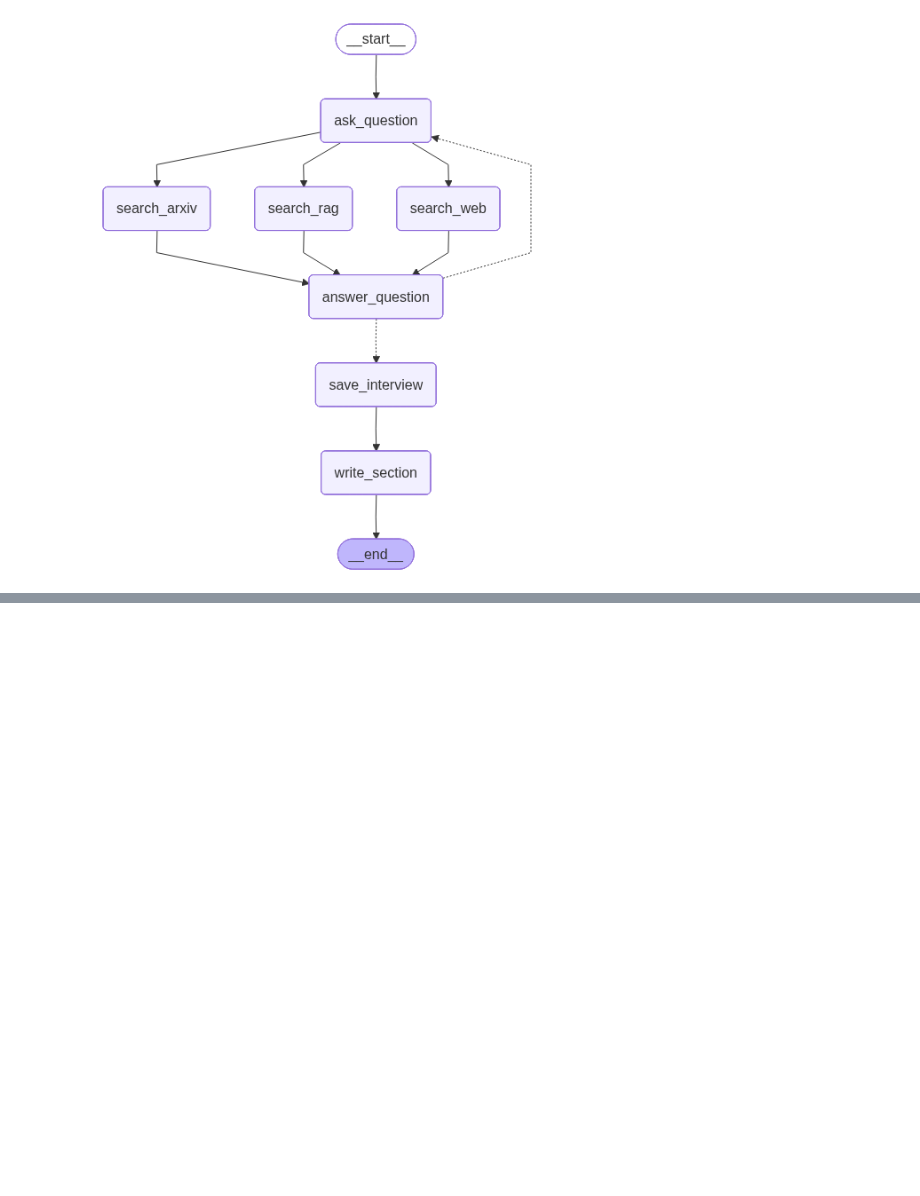
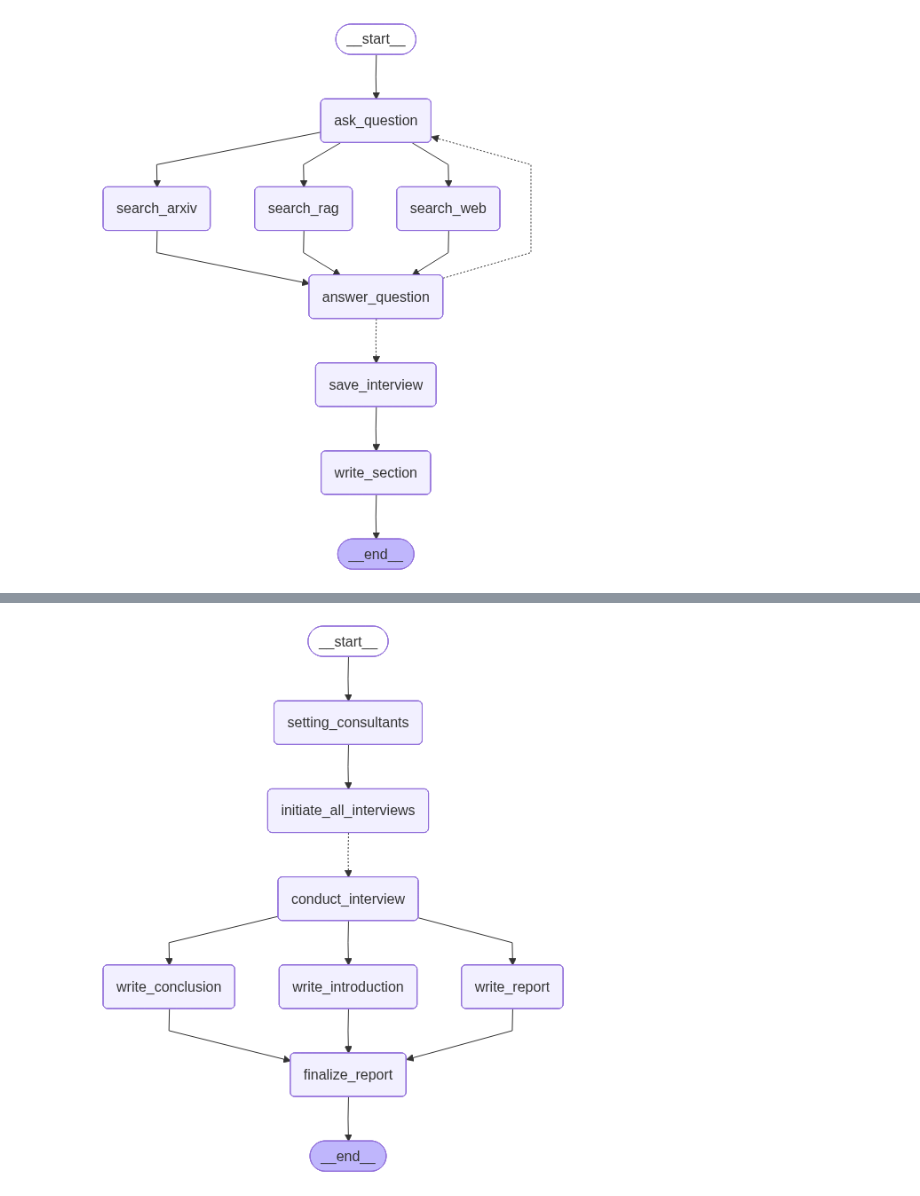
Before and after one commit to walker0625/kalantir-consulting-ai-agent, a Jupyter notebook: backend/analysis/discussion_agent.ipynb, the cells around one changed output, grey strips where cells are left out. Cells and saved outputs as stored; diff of their text form; code cells hidden in the pictures; blank space fills up the shorter version.

Commit message:
feat : discussion interview done / parallel debugging

```diff
--- a/backend/analysis/discussion_agent.ipynb
+++ b/backend/analysis/discussion_agent.ipynb
@@ -692,0 +996,62 @@ print(interview_graph.get_state(config).values["sections"][0])
+# %%
+def route_to_interviews(state: ResearchGraphState):
+
+    topic = state["topic"]
+    return [
+        Send(
+            "conduct_interview",
+            {
+                "consultant": consultant,
+                "messages": [
+                    HumanMessage(
+                        content=f"So you said you were writing an article on {topic}?"
+                    )
+                ],
+                "topic": topic # 다른 state에 넘겨줄 때는 추가 필수
+            },
+        )
+        for consultant in state["consultants"]
+    ]
+# %%
+from langgraph.graph import StateGraph
+from langgraph.checkpoint.memory import MemorySaver
+from langgraph.constants import START, END
+
+# 그래프 생성
+builder = StateGraph(ResearchGraphState)
+
+# 노드 정의
+builder.add_node("setting_consultants", setting_consultants)
+builder.add_node("initiate_all_interviews", initiate_all_interviews_node)  # 노드 함수
+builder.add_node("conduct_interview", interview_builder.compile())
+
+builder.add_node("write_report", write_report)
+builder.add_node("write_introduction", write_introduction)
+builder.add_node("write_conclusion", write_conclusion)
+builder.add_node("finalize_report", finalize_report)
+
+# 엣지 정의
+builder.add_edge(START, "setting_consultants")
+builder.add_edge("setting_consultants", "initiate_all_interviews")
+
+builder.add_conditional_edges(
+    "initiate_all_interviews",
+    route_to_interviews,
+    ["conduct_interview"]
+)
+
+builder.add_edge("conduct_interview", "write_report")
+builder.add_edge("conduct_interview", "write_introduction")
+builder.add_edge("conduct_interview", "write_conclusion")
+
+builder.add_edge(
+    ["write_conclusion", "write_report", "write_introduction"], "finalize_report"
+)
+builder.add_edge("finalize_report", END)
+
+# 컴파일
+memory = MemorySaver()
+graph = builder.compile(checkpointer=memory)
+graph
+# %% [output]
+[figure, added]
```
Also changed, not shown: parts of 21 cells of this notebook, 1 other file.
